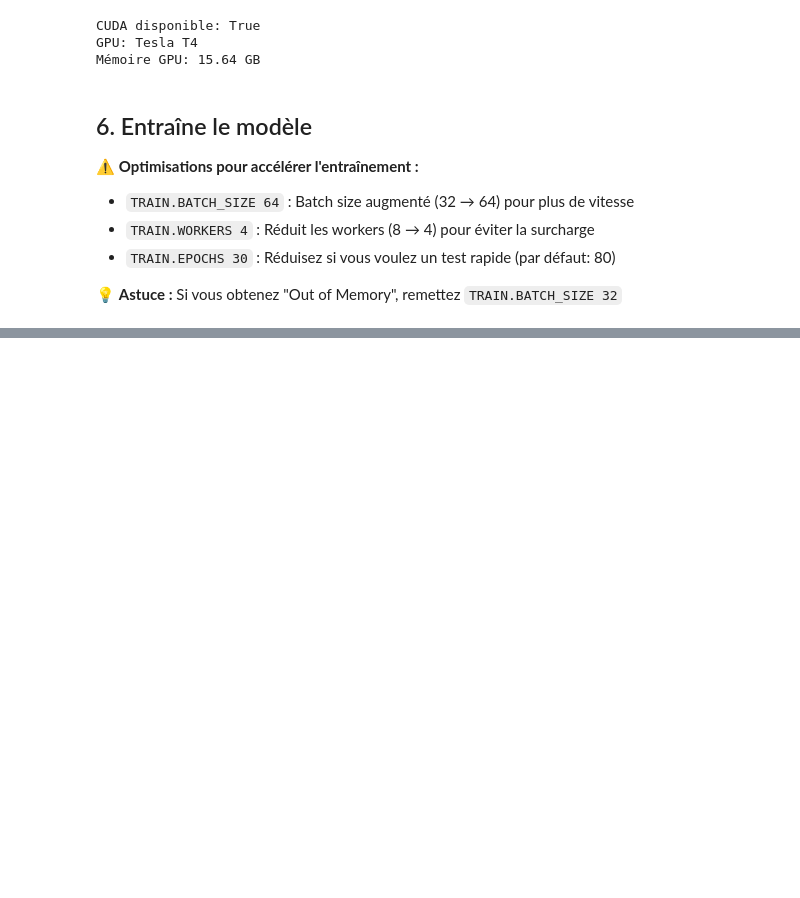
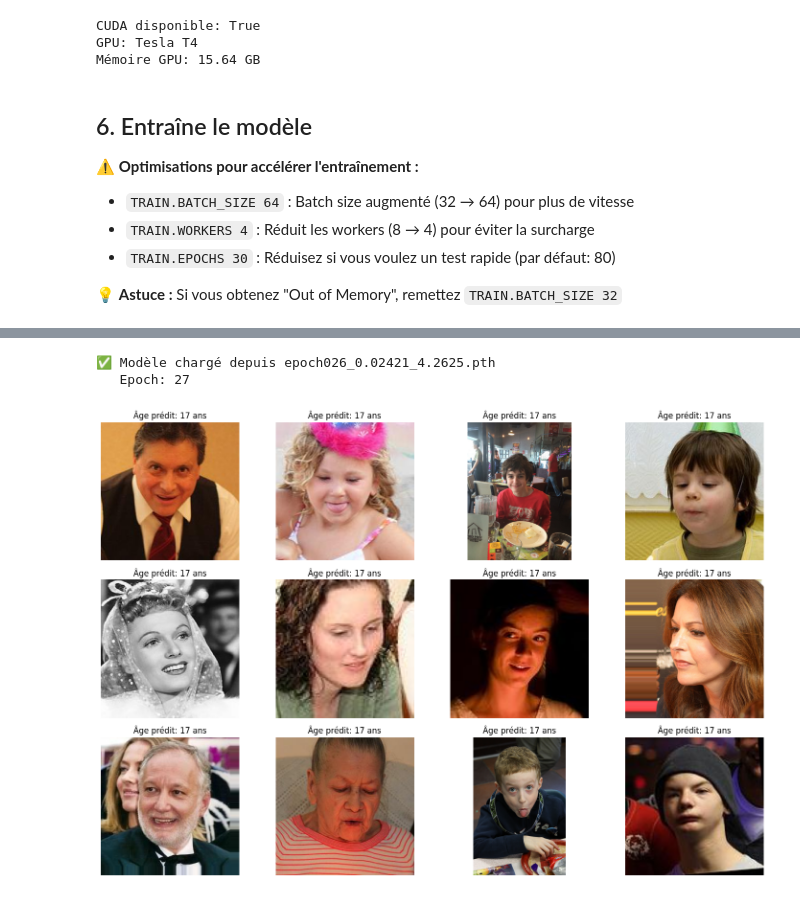
Before and after one commit to Lduvignacq/Deep-learning-project, a Jupyter notebook: colab_setup.ipynb, the cells around one changed output, grey strips where cells are left out. Saved outputs shown, nothing was run; the diff lists cells and outputs as text; code cells hidden in the pictures; blank space fills up the shorter version.

Commit message:
Update colab_setup.ipynb - Améliore visualisations et métriques

```diff
--- a/colab_setup.ipynb
+++ b/colab_setup.ipynb
@@ -188,0 +277,78 @@ To enable the following instructions: AVX2 FMA, in other operations, rebuild Ten
+# %%
+import torch
+import cv2
+import numpy as np
+from pathlib import Path
+import matplotlib.pyplot as plt
+from model import get_model
+from defaults import _C as cfg
+import random
+import glob
+
+# Charge le meilleur modèle
+device = "cuda" if torch.cuda.is_available() else "cpu"
+model = get_model(model_name=cfg.MODEL.ARCH)
+model = model.to(device)
+
+# Trouve automatiquement le meilleur checkpoint (celui avec le plus petit MAE)
+checkpoint_dir = Path('checkpoint')
+if checkpoint_dir.exists():
+    checkpoints = list(checkpoint_dir.glob('*.pth'))
+    if checkpoints:
+        # Trie par MAE (dernier nombre dans le nom du fichier)
+        best_checkpoint = min(checkpoints, key=lambda p: float(p.stem.split('_')[-1]))
+        checkpoint_path = best_checkpoint
+
+        checkpoint = torch.load(checkpoint_path, map_location=device)
+        model.load_state_dict(checkpoint['state_dict'])
+        model.eval()
+        print(f"✅ Modèle chargé depuis {checkpoint_path.name}")
+        print(f"   Epoch: {checkpoint.get('epoch', 'N/A')}")
+    else:
+        print("❌ Aucun checkpoint (.pth) trouvé dans le dossier checkpoint/")
+        print("   Entraînez d'abord le modèle (cellule 6)!")
+        checkpoint_path = None
+else:
+    print("❌ Dossier checkpoint/ non trouvé. Entraînez d'abord le modèle (cellule 6)!")
+    checkpoint_path = None
+
+# Fonction de prédiction
+def predict_age(img_path, model, device):
+    img = cv2.imread(str(img_path))
+    img = cv2.resize(img, (224, 224))
+    img = img.astype(np.float32) / 255.0
+    img = img.transpose(2, 0, 1)  # HWC to CHW
+    img = torch.from_numpy(img).unsqueeze(0).to(device)
+
+    with torch.no_grad():
+        outputs = model(img)
+        predicted_age = int(outputs.argmax(1).item())
+
+    return predicted_age
+
+# Visualise quelques prédictions (seulement si le modèle est chargé)
+if checkpoint_path:
+    test_dir = Path('appa-real-release/test')
+    if test_dir.exists():
+        test_images = list(test_dir.glob('*.jpg'))[:12]  # 12 premières images
+
+        plt.figure(figsize=(15, 10))
+        for i, img_path in enumerate(test_images):
+            predicted_age = predict_age(img_path, model, device)
+
+            img = cv2.imread(str(img_path))
+            img = cv2.cvtColor(img, cv2.COLOR_BGR2RGB)
+
+            plt.subplot(3, 4, i+1)
+            plt.imshow(img)
+            plt.title(f'Âge prédit: {predicted_age} ans', fontsize=12)
+            plt.axis('off')
+
+        plt.tight_layout()
+        plt.show()
+    else:
+        print("❌ Dossier test non trouvé!")
+# %% [output]
+✅ Modèle chargé depuis epoch026_0.02421_4.2625.pth
+   Epoch: 27
+[figure, added]
```
Also changed, not shown: parts of 12 cells of this notebook.
